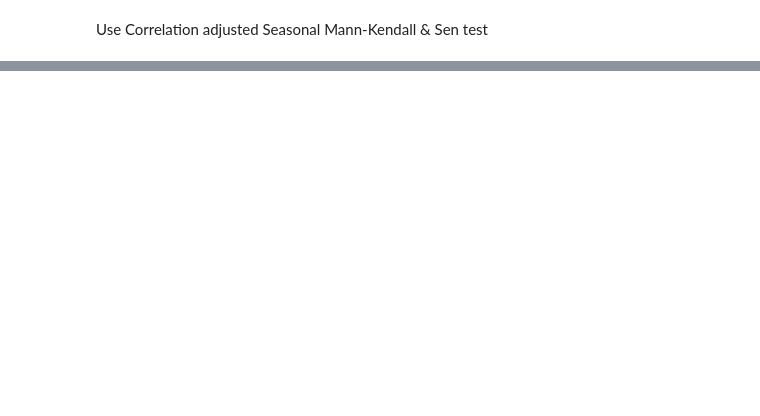
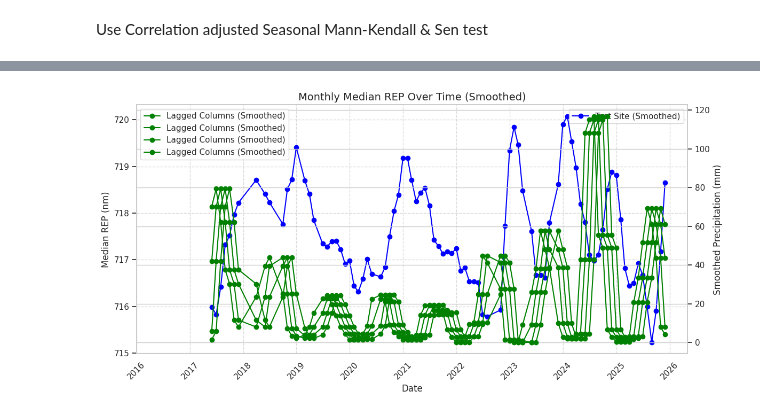
Before and after one commit to huwperkins08-lang/TSF_seepage_detection_ElSoldado, a Jupyter notebook: REP_template.ipynb, the cells around one changed output, grey strips where cells are left out. Saved outputs shown, nothing was run; the diff lists cells and outputs as text; code cells hidden in the pictures; blank space fills up the shorter version.

```diff
--- a/REP_template.ipynb
+++ b/REP_template.ipynb
@@ -629,0 +1058,16 @@ print("="*45)
+# %%
+df_lagged = df_arima.copy()
+#add monthly precipitation from CHIRPS to lagged df
+df_lagged['Precipitation'] = df_rain['precipitation']
+#remove NaN from precipitation column
+df_lagged = df_lagged.dropna()
+#remove wet season column
+df_lagged = df_lagged.drop(columns=['Is_Wet_Season'])
+#Create lagged columns
+df_lagged['Lag_0']=df_lagged['Precipitation']
+df_lagged['Lag_1']=df_lagged['Precipitation'].shift(1)
+df_lagged['Lag_2']=df_lagged['Precipitation'].shift(2)
+df_lagged['Lag_3']=df_lagged['Precipitation'].shift(3)
+#drop all rows with NaN values
+df_lagged=df_lagged.dropna()
+df_lagged
@@ -629,0 +1089,31 @@ print("="*45)
+# %%
+#plot test column and lag columns against date
+fig, ax1 = plt.subplots(figsize=(12, 6))
+
+# Calculate rolling means for smoothing
+window_size = 3 # 3-month rolling mean
+df_lagged['Test_smoothed'] = df_lagged['Test'].rolling(window=window_size, center=True).mean()
+
+# Smooth the lagged precipitation columns as well
+for col in ['Lag_0', 'Lag_1', 'Lag_2', 'Lag_3']:
+    df_lagged[f'{col}_smoothed'] = df_lagged[col].rolling(window=window_size, center=True).mean()
+
+# Plot smoothed 'Test' series
+ax1.plot(df_lagged.index, df_lagged['Test_smoothed'], marker='o', linestyle='-', color='blue', label='Test Site (Smoothed)')
+
+# Plot smoothed lagged precipitation columns
+ax2 = ax1.twinx()
+ax2.plot(df_lagged.index, df_lagged[['Lag_0_smoothed', 'Lag_1_smoothed', 'Lag_2_smoothed', 'Lag_3_smoothed']], marker='o', linestyle='-', color='green', label='Lagged Columns (Smoothed)')
+
+ax1.set_title('Monthly Median REP Over Time (Smoothed)', fontsize=14)
+ax1.set_xlabel('Date', fontsize=12)
+ax1.set_ylabel('Median REP (nm)', fontsize=12)
+ax2.set_ylabel('Smoothed Precipitation (mm)', fontsize=12)
+ax1.legend()
+ax2.legend()
+ax1.grid(True, linestyle='--', alpha=0.7)
+ax1.set_xticks(ax1.get_xticks(), labels=ax1.get_xticklabels(), rotation=45)
+plt.tight_layout()
+plt.show()
+# %% [output]
+[figure, added]
```
Also changed, not shown: parts of 31 cells of this notebook.
